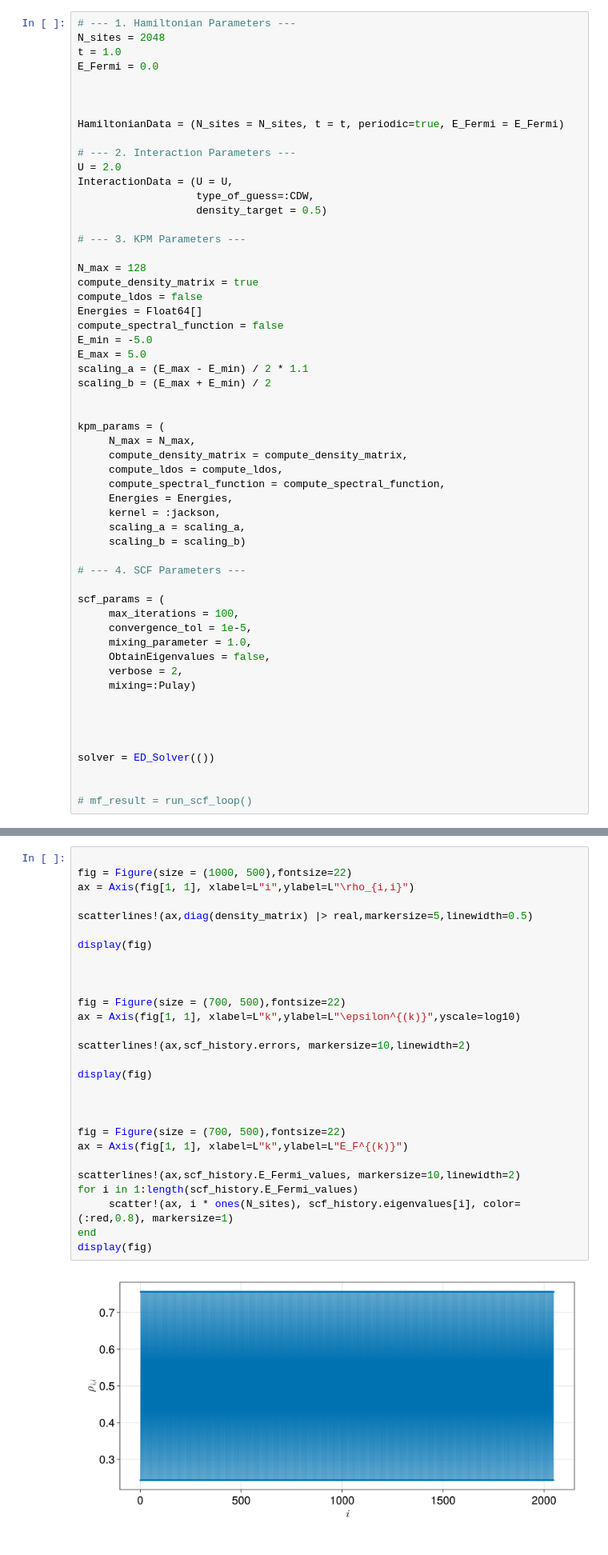
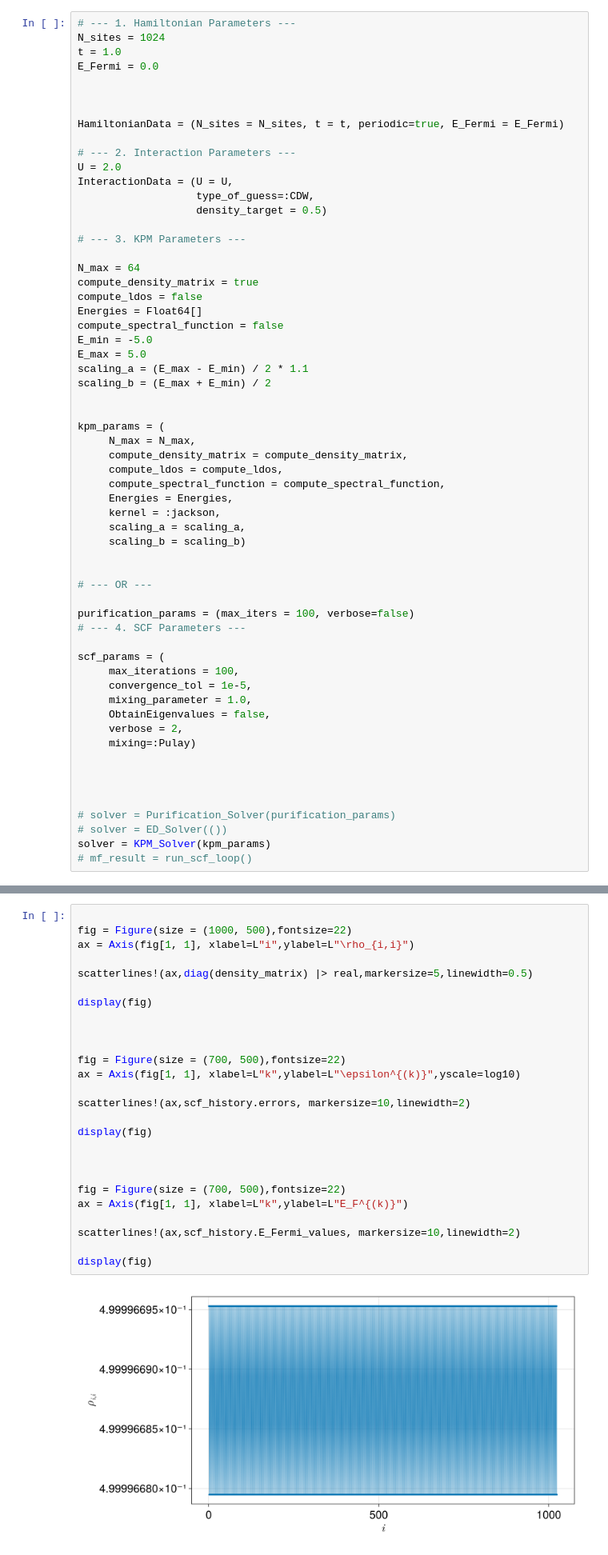
Before and after one commit to NicolauUP/SelfConsistent_MeanField.jl, a Jupyter notebook: notebooks/teste.ipynb, the cells around one changed output, grey strips where cells are left out. Shown at 80% size. Saved outputs shown, nothing was run; the diff lists cells and outputs as text.

```diff
--- a/notebooks/teste.ipynb
+++ b/notebooks/teste.ipynb
@@ -440,7 +440,7 @@ display(fig)
 # Mean Field Loop!
 # %%
 # --- 1. Hamiltonian Parameters ---
-N_sites = 2048
+N_sites = 1024
 t = 1.0
 E_Fermi = 0.0
 
@@ -456,7 +456,7 @@ InteractionData = (U = U,
 
 # --- 3. KPM Parameters ---
 
-N_max = 128
+N_max = 64
 compute_density_matrix = true
 compute_ldos = false
 Energies = Float64[]
@@ -477,6 +477,10 @@ kpm_params = (
      scaling_a = scaling_a,
      scaling_b = scaling_b)
 
+
+# --- OR ---
+
+purification_params = (max_iters = 100, verbose=false)
 # --- 4. SCF Parameters ---
 
 scf_params = (
@@ -490,8 +494,8 @@ scf_params = (
 
 
 
-solver = ED_Solver(())
-
-
+# solver = Purification_Solver(purification_params)
+# solver = ED_Solver(())
+solver = KPM_Solver(kpm_params)
 # mf_result = run_scf_loop()
 # %% [output]
@@ -539,30 +543,28 @@ SCF converged in 10 iterations with error 3.363326173122516e-7
 # %%
 
 fig = Figure(size = (1000, 500),fontsize=22)
 ax = Axis(fig[1, 1], xlabel=L"i",ylabel=L"\rho_{i,i}")
 
 scatterlines!(ax,diag(density_matrix) |> real,markersize=5,linewidth=0.5)
 
 display(fig)
 
 
 
 fig = Figure(size = (700, 500),fontsize=22)
 ax = Axis(fig[1, 1], xlabel=L"k",ylabel=L"\epsilon^{(k)}",yscale=log10)
 
 scatterlines!(ax,scf_history.errors, markersize=10,linewidth=2)
 
 display(fig)
 
 
 
 fig = Figure(size = (700, 500),fontsize=22)
 ax = Axis(fig[1, 1], xlabel=L"k",ylabel=L"E_F^{(k)}")
 
 scatterlines!(ax,scf_history.E_Fermi_values, markersize=10,linewidth=2)
-for i in 1:length(scf_history.E_Fermi_values)
-     scatter!(ax, i * ones(N_sites), scf_history.eigenvalues[i], color=(:red,0.8), markersize=1)
-end
+
 display(fig)
 # %% [output]
-[figure, old version]
+[figure, new version]
```
Also changed, not shown: parts of 3 cells of this notebook, 4 other files.
